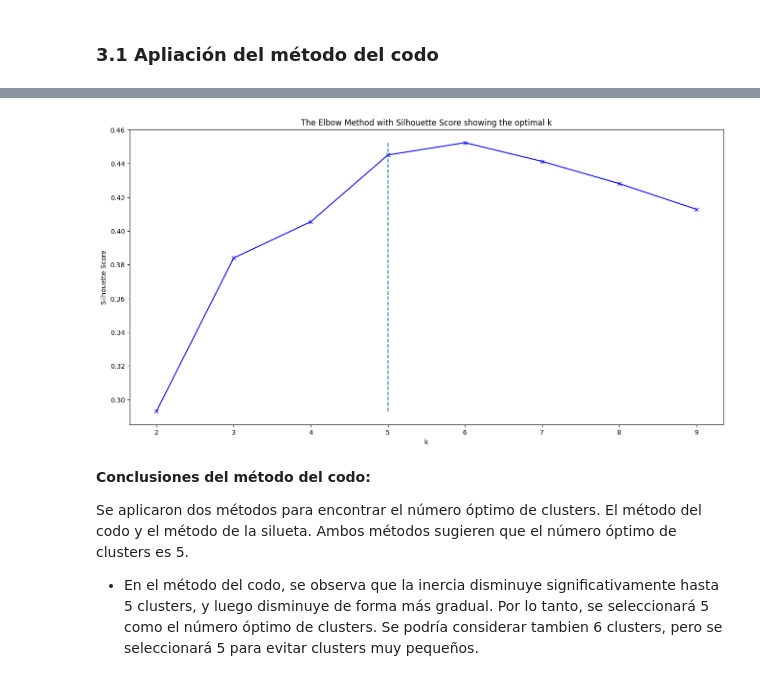
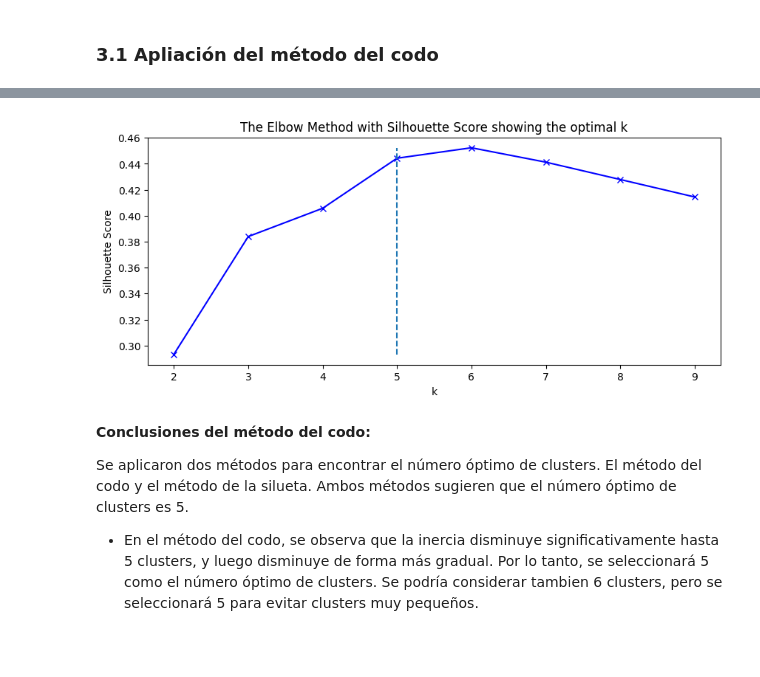
Before and after one commit to palberth/CienciaDatos-MASDI, a Jupyter notebook: Seccion_2/Ejemplo-02/mall_customers_clustering.ipynb, the cells around one changed output, grey strips where cells are left out. Cells and saved outputs as stored; diff of their text form; code cells hidden in the pictures; blank space fills up the shorter version.

```diff
--- a/Seccion_2/Ejemplo-02/mall_customers_clustering.ipynb
+++ b/Seccion_2/Ejemplo-02/mall_customers_clustering.ipynb
@@ -319,26 +315,25 @@ plt.show()
 # %%
 from sklearn.cluster import KMeans
 from sklearn.metrics import silhouette_score
 import matplotlib.pyplot as plt
 
-# Asumiendo que 'X_data' es tu DataFrame
 silhouette_scores = []
 K = range(2,10)  # El puntaje de la silueta no está definido para k=1
 for k in K:
     kmeanModel = KMeans(n_clusters=k)
     kmeanModel.fit(X_data)
     silhouette_scores.append(silhouette_score(X_data, kmeanModel.labels_))
 
-plt.figure(figsize=(16,8))
+plt.figure(figsize=(10,4))
 plt.plot(K, silhouette_scores, 'bx-')
 # plot vertical line at k=5
 plt.vlines(x=K[3], ymin=silhouette_scores[0], ymax=silhouette_scores[4], linestyles='--')
 plt.xlabel('k')
 plt.ylabel('Silhouette Score')
 plt.title('The Elbow Method with Silhouette Score showing the optimal k')
 plt.show()
 # %% [output]
-[figure, old version]
+[figure, new version]
 # %% [markdown]
 **Conclusiones del método del codo:**
 
```
Also changed, not shown: parts of 9 cells of this notebook.
